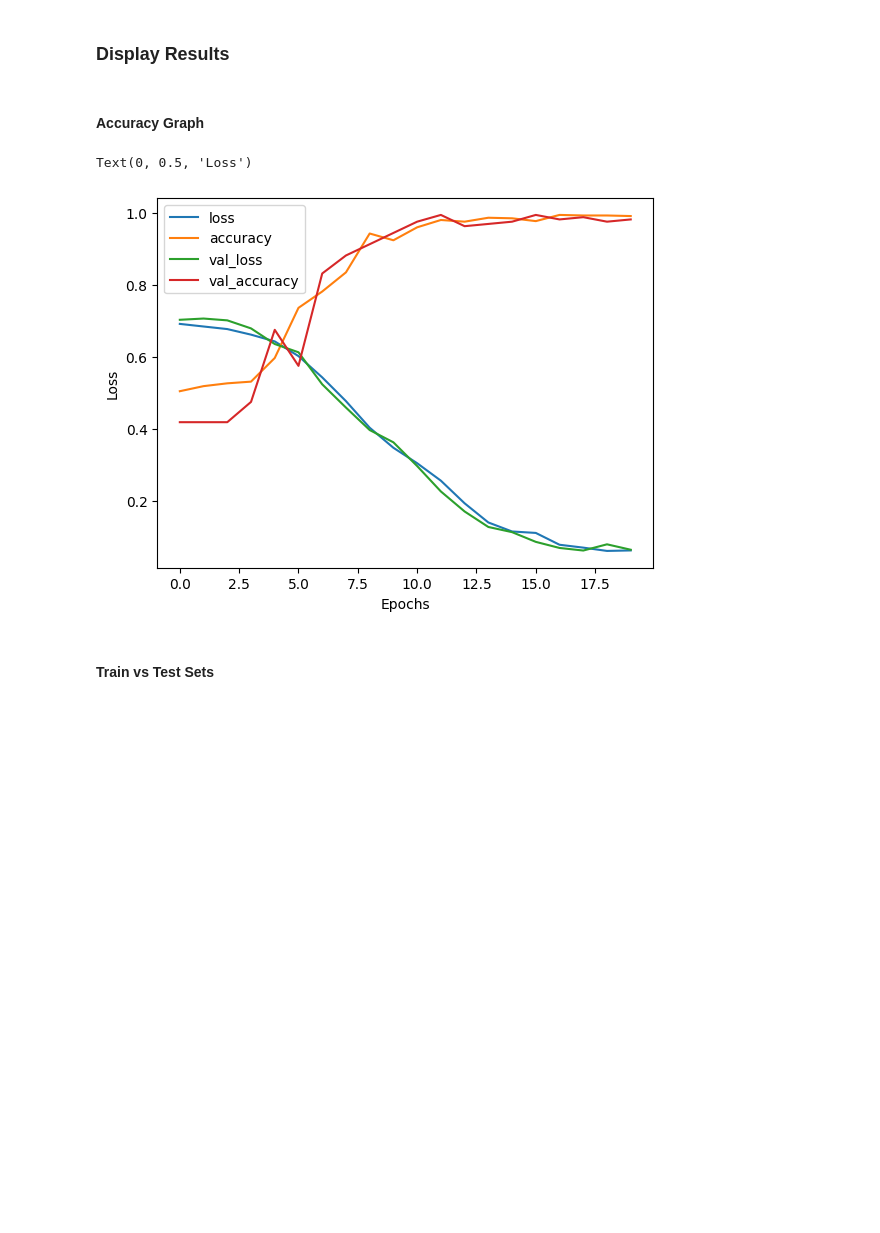
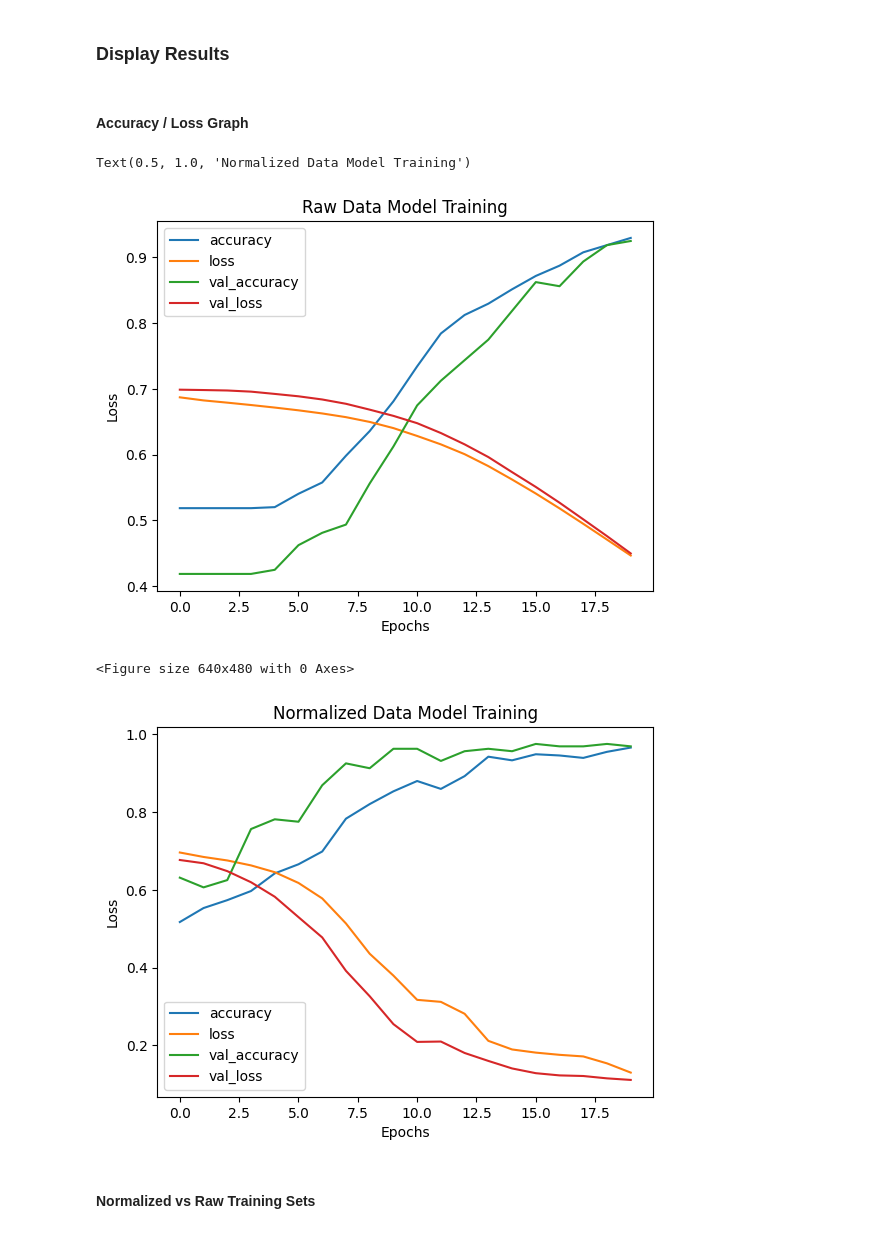
Before and after one commit to roob32/Personal-Notes, a Jupyter notebook: Supplementary Materials for ML/Assessments/circles.ipynb, the cells around one changed output. Drawn from its saved outputs; the diff is of its cells as text; code cells hidden in the pictures; blank space fills up the shorter version.

Commit message:
Updated: circles and moons
finished and improved circles and moons model performance and notebook appearance.

```diff
--- a/Supplementary Materials for ML/Assessments/circles.ipynb
+++ b/Supplementary Materials for ML/Assessments/circles.ipynb
@@ -36,7 +36,10 @@ Tensorflow: 2.17.0
 n_samples = 1000
 
 X, y = make_circles(n_samples,
-                    noise=0.04,
+                    noise=0.05, # the instructed noise=0.15 was too noisy for the model
+                                 # to perform well, so I decided to pick the value
+                                 # that still exhibits the intended complexity of the
+                                 # original parameter while being workable for the model.
                     random_state=42)
 # %%
 circles = pd.DataFrame({'X0': X[:, 0],
@@ -66,3 +69,9 @@ plt.scatter(X[:,0], X[:,1], c=y, cmap=plt.cm.RdYlBu)
 # %%
 X_train, y_train = X[:800], y[:800]
 X_test, y_test = X[800:], y[800:]
+
+# Normalize the data using min-max scaling (0-1 range)
+X_train_normalized = (X_train - X_train.min(axis=0)) / (X_train.max(axis=0) - X_train.min(axis=0))
+X_test_normalized = (X_test - X_test.min(axis=0)) / (X_test.max(axis=0) - X_test.min(axis=0))
+
+X_train_normalized.min(), X_train_normalized.max()
@@ -146,7 +195,7 @@ model = tf.keras.Sequential([
 ])
 
 model.compile(loss='binary_crossentropy',
-              optimizer=tf.keras.optimizers.Adam(learning_rate=6.5e-3),
+              optimizer=tf.keras.optimizers.Adam(learning_rate=0.00115),
               metrics=['accuracy'])
 
 history = model.fit(X_train, y_train,
@@ -191,0 +226,16 @@ Epoch 20/20
+# %%
+tf.random.set_seed(42)
+
+model_normalized = tf.keras.Sequential([
+    tf.keras.layers.Dense(100, activation='relu'),
+    tf.keras.layers.Dense(10, activation='relu'),
+    tf.keras.layers.Dense(1, activation='sigmoid')
+])
+
+model_normalized.compile(loss='binary_crossentropy',
+              optimizer=tf.keras.optimizers.Adam(learning_rate=0.015),
+              metrics=['accuracy'])
+
+history_normalized = model_normalized.fit(X_train_normalized, y_train,
+                    epochs=20,
+                    validation_split=0.2)
@@ -217,12 +325,20 @@ def plot_decision_boundary(model, X, y):
 # %% [markdown]
-#### **Accuracy Graph**
+#### **Accuracy / Loss Graph**
 # %%
 pd.DataFrame(history.history).plot()
 mpl.pyplot.xlabel('Epochs')
 mpl.pyplot.ylabel('Loss')
+mpl.pyplot.title('Raw Data Model Training')
+plt.figure()
+pd.DataFrame(history_normalized.history).plot()
+mpl.pyplot.xlabel('Epochs')
+mpl.pyplot.ylabel('Loss')
+mpl.pyplot.title('Normalized Data Model Training')
 # %% [output]
-Text(0, 0.5, 'Loss')
+Text(0.5, 1.0, 'Normalized Data Model Training')
-[figure, old version]
+[figure, new version]
+<Figure size 640x480 with 0 Axes>
+[figure, added]
 # %% [markdown]
-#### **Train vs Test Sets**
+#### **Normalized vs Raw Training Sets**
 # %%
```
Also changed, not shown: parts of 23 cells of this notebook, 1 other file.
